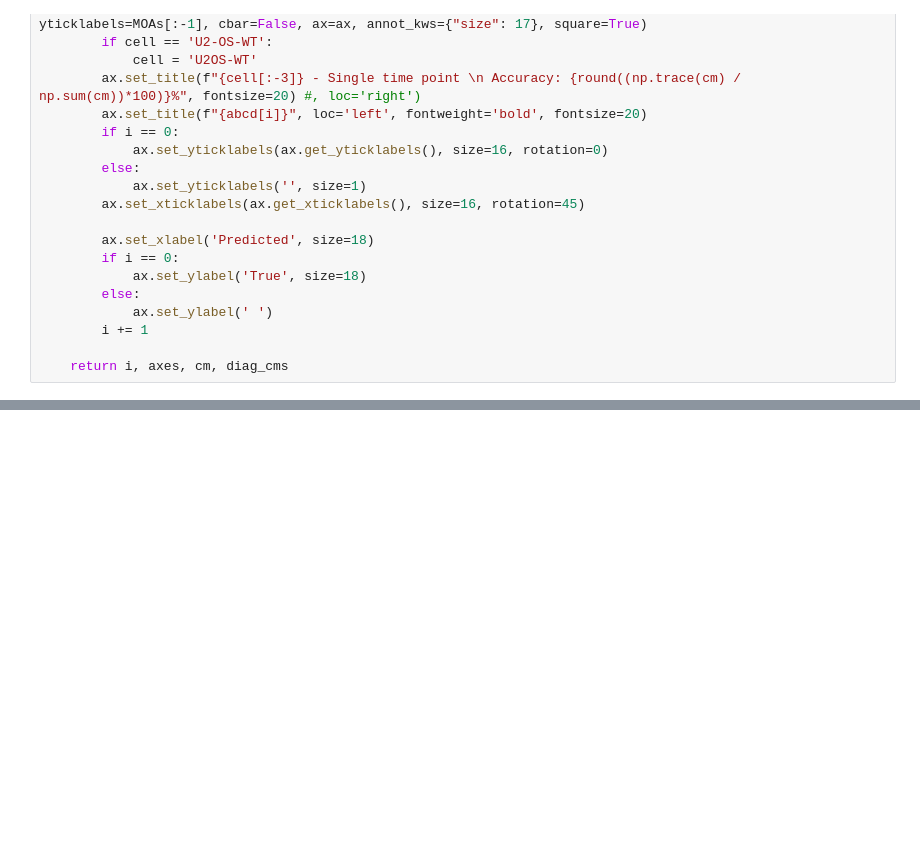
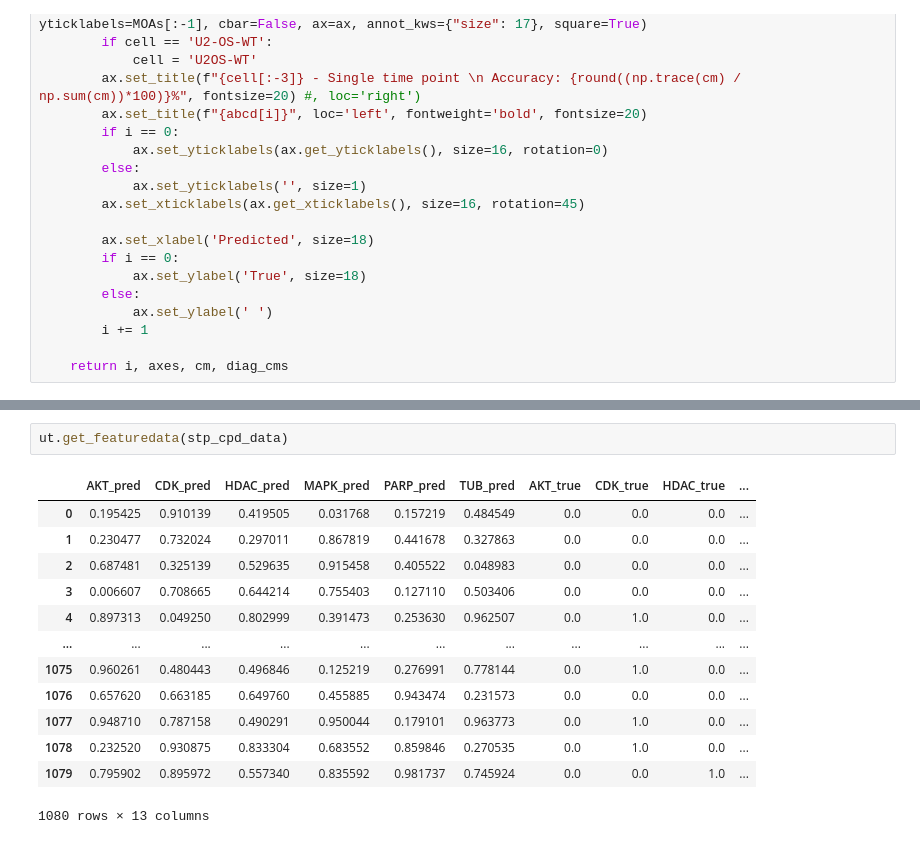
Before and after one commit to edvinforsgren/LCTP, a Jupyter notebook: analysis/comparison/confusion_matrix_and_acc.ipynb, the cells around one changed output, grey strips where cells are left out. Saved outputs shown, nothing was run; the diff lists cells and outputs as text; blank space fills up the shorter version.

```diff
--- a/analysis/comparison/confusion_matrix_and_acc.ipynb
+++ b/analysis/comparison/confusion_matrix_and_acc.ipynb
@@ -159,0 +166,16 @@ TtestResult(statistic=np.float64(-4.057458529557712), pvalue=np.float64(0.009753
+# %%
+ut.get_featuredata(stp_cpd_data)
+# %% [output]
+|  | AKT_pred | CDK_pred | HDAC_pred | MAPK_pred | PARP_pred | TUB_pred | AKT_true | CDK_true | HDAC_true | ... |
+| 0 | 0.195425 | 0.910139 | 0.419505 | 0.031768 | 0.157219 | 0.484549 | 0.0 | 0.0 | 0.0 | ... |
+| 1 | 0.230477 | 0.732024 | 0.297011 | 0.867819 | 0.441678 | 0.327863 | 0.0 | 0.0 | 0.0 | ... |
+| 2 | 0.687481 | 0.325139 | 0.529635 | 0.915458 | 0.405522 | 0.048983 | 0.0 | 0.0 | 0.0 | ... |
+| 3 | 0.006607 | 0.708665 | 0.644214 | 0.755403 | 0.127110 | 0.503406 | 0.0 | 0.0 | 0.0 | ... |
+| 4 | 0.897313 | 0.049250 | 0.802999 | 0.391473 | 0.253630 | 0.962507 | 0.0 | 1.0 | 0.0 | ... |
+| ... | ... | ... | ... | ... | ... | ... | ... | ... | ... | ... |
+| 1075 | 0.960261 | 0.480443 | 0.496846 | 0.125219 | 0.276991 | 0.778144 | 0.0 | 1.0 | 0.0 | ... |
+| 1076 | 0.657620 | 0.663185 | 0.649760 | 0.455885 | 0.943474 | 0.231573 | 0.0 | 0.0 | 0.0 | ... |
+| 1077 | 0.948710 | 0.787158 | 0.490291 | 0.950044 | 0.179101 | 0.963773 | 0.0 | 1.0 | 0.0 | ... |
+| 1078 | 0.232520 | 0.930875 | 0.833304 | 0.683552 | 0.859846 | 0.270535 | 0.0 | 1.0 | 0.0 | ... |
+| 1079 | 0.795902 | 0.895972 | 0.557340 | 0.835592 | 0.981737 | 0.745924 | 0.0 | 0.0 | 1.0 | ... |
+1080 rows × 13 columns
```
Also changed, not shown: parts of 3 cells of this notebook, 1 other file.
